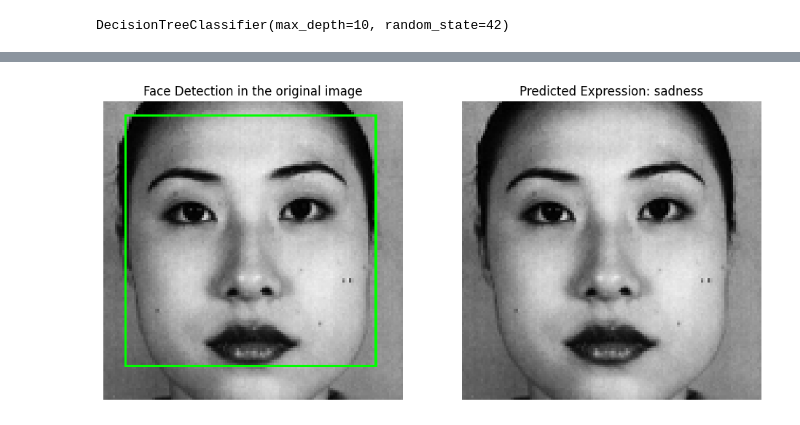
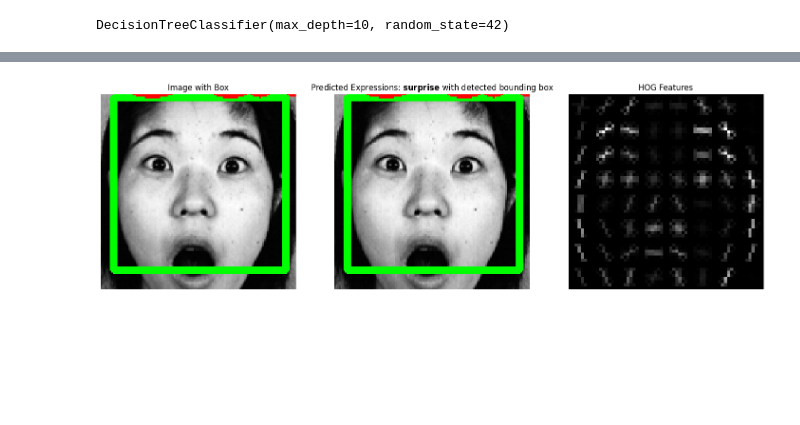
Before and after one commit to yahal2005/Facial-Emotion-Recognition, a Jupyter notebook: facial_emotion_recognition.ipynb, the cells around one changed output, grey strips where cells are left out. Drawn from its saved outputs; the diff is of its cells as text; code cells hidden in the pictures; blank space fills up the shorter version.

Commit message:
updated the model to use hog feature extraction

```diff
--- a/facial_emotion_recognition.ipynb
+++ b/facial_emotion_recognition.ipynb
@@ -52,12 +39,20 @@ def extract_lbp_features(images):
+# %%
+def extract_hog_features(images):
+  hog_features = []
+  for img in images:
+    img = cv2.resize(img, (64, 64))
+    hog_feat = hog(img,orientations=8,pixels_per_cell=(8,8),cells_per_block=(2,2), block_norm='L2-Hys')
+    hog_features.append(hog_feat)
+  return np.array(hog_features)
 # %%
 train_folder_path = os.path.join(base_path, 'CK_dataset/train')
 test_folder_path = os.path.join(base_path, 'CK_dataset/test')
 
 X_train_faces, y_train = load_and_detect_faces(train_folder_path)
-X_train_features = extract_lbp_features(X_train_faces)
+X_train_features = extract_hog_features(X_train_faces)
 
 X_test_faces, y_test = load_and_detect_faces(test_folder_path)
-X_test_features = extract_lbp_features(X_test_faces)
+X_test_features = extract_hog_features(X_test_faces)
 # %%
 tree_classifier = DecisionTreeClassifier(max_depth=10, random_state=42)
 tree_classifier.fit(X_train_features, y_train)
@@ -107,45 +78,54 @@ plt.show()
 # %%
-def predict_emotion(image_path, model):
+def extract_hog_features(img):
+  img = cv2.resize(img, (64, 64))
+
+  hog_features, hog_image = hog(img, orientations=8, pixels_per_cell=(8, 8), cells_per_block=(2, 2), visualize=True, block_norm='L2-Hys')
+  return hog_features,hog_image
+
+def predict_emotion_hog(image_path, model):
   img = cv2.imread(image_path, cv2.IMREAD_GRAYSCALE)
   if img is None:
     raise ValueError(f"Failed to load image from {image_path}")
 
   faces = face_cascade.detectMultiScale(img, scaleFactor=1.1, minNeighbors=5, minSize=(30, 30))
   if len(faces) == 0:
     print("No face detected.")
     return
 
-  for (x, y, w, h) in faces:
-    face_region = img[y:y+h, x:x+w]
-    face_region = cv2.resize(face_region, (64, 64))
-    lbp = local_binary_pattern(face_region, n_points, radius, method="uniform")
+  (x,y,w,h) = faces[0]
+  face_region = img[y:y+h, x:x+w]
+  features,hog_image = extract_hog_features(face_region)
+  features = features.reshape(1, -1)
 
-    hist,_ = np.histogram(lbp.ravel(), bins=np.arange(0, n_points + 3), range=(0, n_points + 2))
-    hist = hist.astype("float")
-    hist /= (hist.sum() + 1e-6)
+  predicted_expression = model.predict(features)[0]
 
-    features = hist.reshape(1,-1)
-    predicted_expression = model.predict(features)[0]
+  img_rgb = cv2.cvtColor(cv2.imread(image_path), cv2.COLOR_BGR2RGB)
 
-    img_rgb = cv2.cvtColor(cv2.imread(image_path), cv2.COLOR_BGR2RGB)
-    img_with_box = img_rgb.copy()
-    cv2.rectangle(img_with_box, (x, y), (x+w, y+h), (0, 255, 0), 1)
-    plt.figure(figsize=(18, 6))
+  img_with_box = img_rgb.copy()
+  cv2.rectangle(img_with_box, (x, y), (x + w, y + h), (0, 255, 0), 3)
+  cv2.putText(img_with_box,predicted_expression, (x, y-10), cv2.FONT_HERSHEY_SIMPLEX, 3, (255, 0, 0), 20)
+  plt.figure(figsize=(18, 6))
+
+  plt.subplot(1, 3, 1)
+  plt.imshow(img_with_box)
+  plt.title('Image with Box')
+  plt.axis('off')
+
+  plt.subplot(1, 3, 2)
+  plt.imshow(img_with_box)
+  plt.title(f'Predicted Expressions: $\\mathbf{{{predicted_expression}}}$ with detected bounding box')
+  plt.axis('off')
+
+  plt.subplot(1, 3, 3)
+  plt.imshow(hog_image, cmap='gray')
+  plt.title('HOG Features')
+  plt.axis('off')
+
+  plt.show()
 
 
-    plt.subplot(1,3,1)
-    plt.imshow(img_with_box)
-    plt.title(f"Face Detection in the original image")
-    plt.axis('off')
 
-    plt.subplot(1,3,2)
-    plt.imshow(img_rgb)
-    plt.title(f"Predicted Expression: {predicted_expression}")
-    plt.axis('off')
-
-    plt.show()
-
-image_path = os.path.join(base_path, 'testimages/24.tiff')
-predict_emotion(image_path, tree_classifier)
+image_path = os.path.join(base_path, 'testimages/23.tiff')
+predict_emotion_hog(image_path, tree_classifier)
 # %% [output]
-[figure, old version]
+[figure, new version]
```
Also changed, not shown: parts of 5 cells of this notebook.
